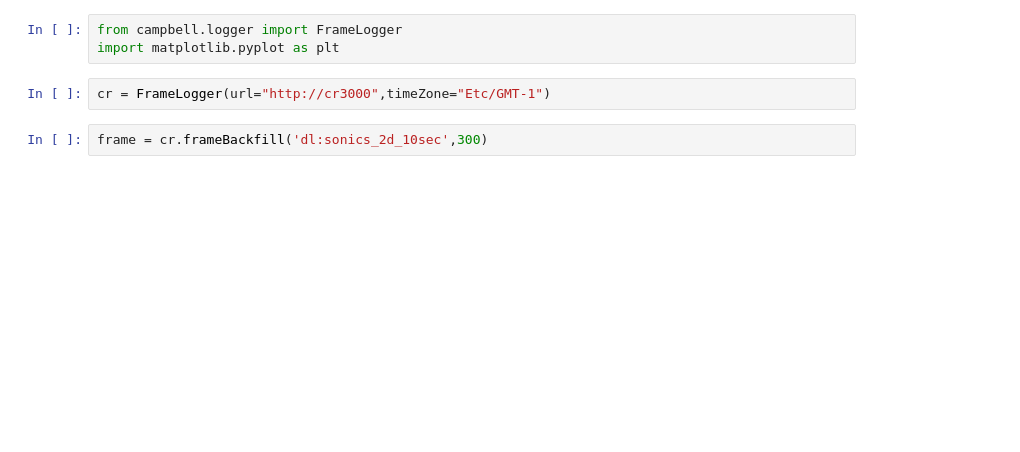
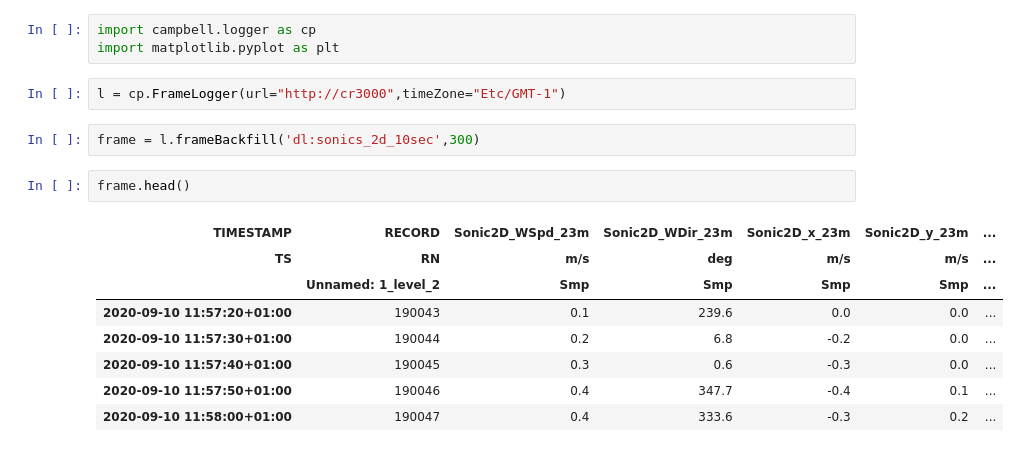
Before and after one commit to BayCEER/python-campbell-logger, a Jupyter notebook: docs/logger.ipynb, the cells around one changed output. Cells and saved outputs as stored; diff of their text form; blank space fills up the shorter version.

```diff
--- a/docs/logger.ipynb
+++ b/docs/logger.ipynb
@@ -1,8 +1,19 @@
 # %%
-from campbell.logger import FrameLogger
+import campbell.logger as cp
 import matplotlib.pyplot as plt
 # %%
-cr = FrameLogger(url="http://cr3000",timeZone="Etc/GMT-1")
+l = cp.FrameLogger(url="http://cr3000",timeZone="Etc/GMT-1")
 # %%
-frame = cr.frameBackfill('dl:sonics_2d_10sec',300)
+frame = l.frameBackfill('dl:sonics_2d_10sec',300)
+# %%
+frame.head()
+# %% [output]
+| TIMESTAMP | RECORD | Sonic2D_WSpd_23m | Sonic2D_WDir_23m | Sonic2D_x_23m | Sonic2D_y_23m | ... |
+| TS | RN | m/s | deg | m/s | m/s | ... |
+|  | Unnamed: 1_level_2 | Smp | Smp | Smp | Smp | ... |
+| 2020-09-10 11:57:20+01:00 | 190043 | 0.1 | 239.6 | 0.0 | 0.0 | ... |
+| 2020-09-10 11:57:30+01:00 | 190044 | 0.2 | 6.8 | -0.2 | 0.0 | ... |
+| 2020-09-10 11:57:40+01:00 | 190045 | 0.3 | 0.6 | -0.3 | 0.0 | ... |
+| 2020-09-10 11:57:50+01:00 | 190046 | 0.4 | 347.7 | -0.4 | 0.1 | ... |
+| 2020-09-10 11:58:00+01:00 | 190047 | 0.4 | 333.6 | -0.3 | 0.2 | ... |
 # %%
```
Also changed, not shown: parts of 1 cell of this notebook, 6 other files.
